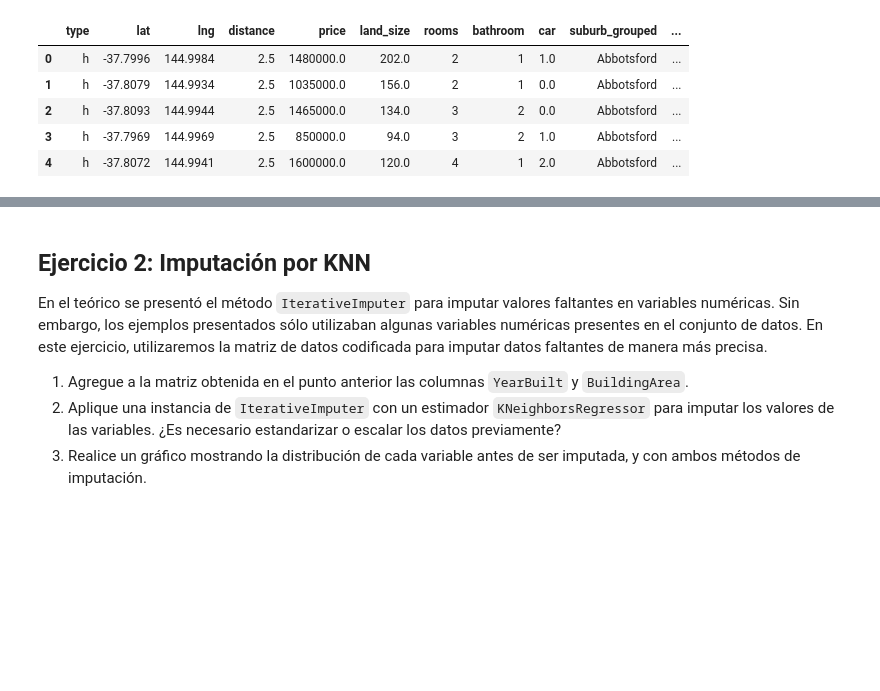
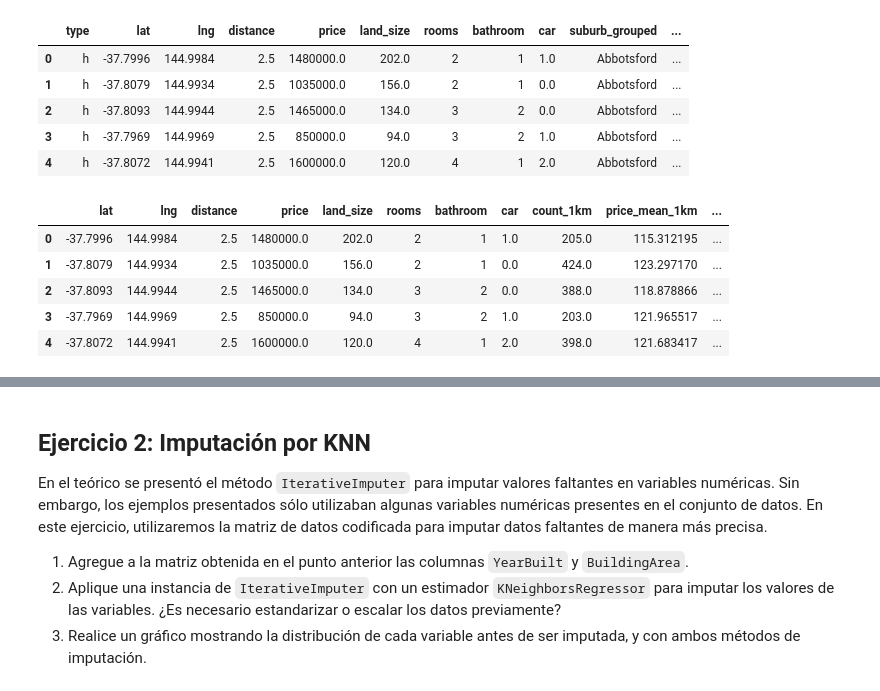
Before and after one commit to fnbellomo/DiploDatos2021, a Jupyter notebook: fnbellomo/DiploDatos2021/02_AnalisisYCuracion/Entregable_Parte_2.ipynb, the cells around one changed output, grey strips where cells are left out. Saved outputs shown, nothing was run; the diff lists cells and outputs as text; code cells hidden in the pictures; blank space fills up the shorter version.

```diff
--- a/fnbellomo/DiploDatos2021/02_AnalisisYCuracion/Entregable_Parte_2.ipynb
+++ b/fnbellomo/DiploDatos2021/02_AnalisisYCuracion/Entregable_Parte_2.ipynb
@@ -110,6 +110,17 @@ melb_df[:5]
 | 2 | h | -37.8093 | 144.9944 | 2.5 | 1465000.0 | 134.0 | 3 | 2 | 0.0 | Abbotsford | ... |
 | 3 | h | -37.7969 | 144.9969 | 2.5 | 850000.0 | 94.0 | 3 | 2 | 1.0 | Abbotsford | ... |
 | 4 | h | -37.8072 | 144.9941 | 2.5 | 1600000.0 | 120.0 | 4 | 1 | 2.0 | Abbotsford | ... |
+# %%
+melb_df = melb_df.drop(['type', 'suburb_grouped', 'council_area'], axis=1)
+# %%
+melb_df.head()
+# %% [output]
+|  | lat | lng | distance | price | land_size | rooms | bathroom | car | count_1km | price_mean_1km | ... |
+| 0 | -37.7996 | 144.9984 | 2.5 | 1480000.0 | 202.0 | 2 | 1 | 1.0 | 205.0 | 115.312195 | ... |
+| 1 | -37.8079 | 144.9934 | 2.5 | 1035000.0 | 156.0 | 2 | 1 | 0.0 | 424.0 | 123.297170 | ... |
+| 2 | -37.8093 | 144.9944 | 2.5 | 1465000.0 | 134.0 | 3 | 2 | 0.0 | 388.0 | 118.878866 | ... |
+| 3 | -37.7969 | 144.9969 | 2.5 | 850000.0 | 94.0 | 3 | 2 | 1.0 | 203.0 | 121.965517 | ... |
+| 4 | -37.8072 | 144.9941 | 2.5 | 1600000.0 | 120.0 | 4 | 1 | 2.0 | 398.0 | 121.683417 | ... |
 # %%
 # Voy a juntar estos dos arrays con la funcion hstack de numpy
 import numpy as np
```
Also changed, not shown: parts of 3 cells of this notebook.
